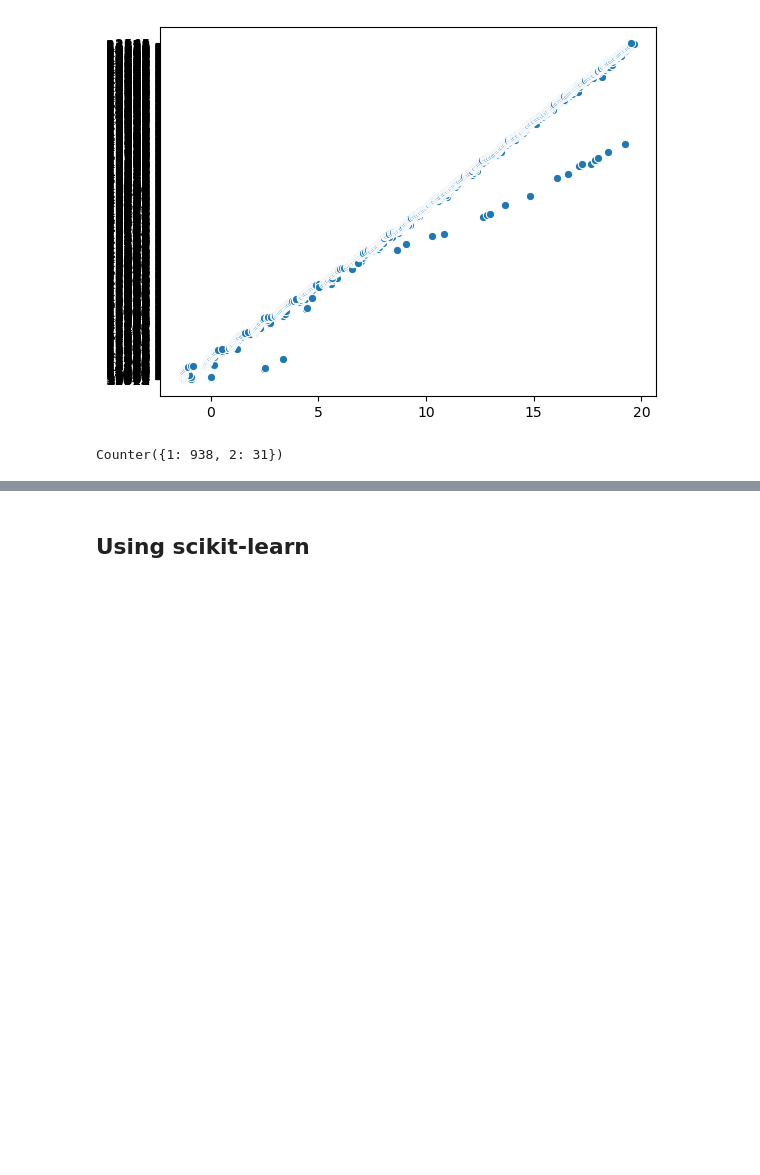
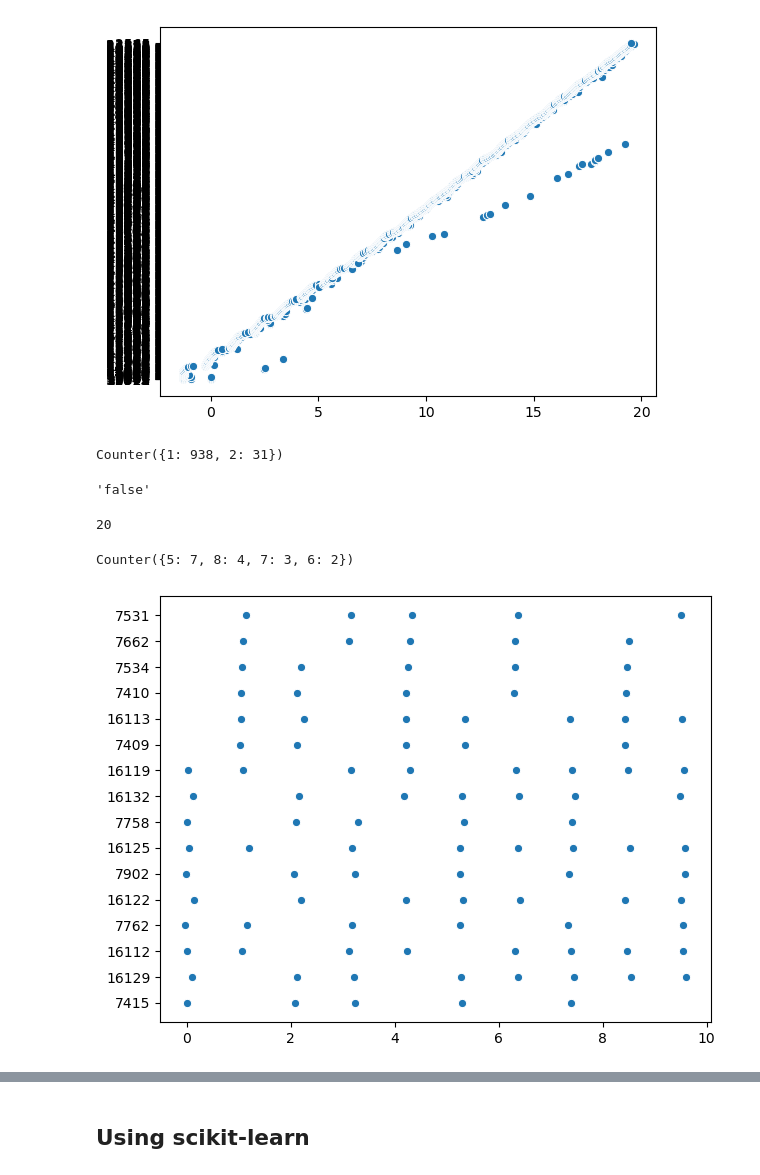
Before and after one commit to Vincent-Maladiere/joblib-distributed-benchmark, a Jupyter notebook: joblib_distributed.ipynb, the cells around one changed output, grey strips where cells are left out. Cells and saved outputs as stored; diff of their text form; code cells hidden in the pictures; blank space fills up the shorter version.

```diff
--- a/joblib_distributed.ipynb
+++ b/joblib_distributed.ipynb
@@ -211,3 +212,29 @@ plot_pids(out)
 # %% [output]
 [figure]
 Counter({1: 938, 2: 31})
+# %%
+config = sc.getConf()
+config.set("spark.dynamicAllocation.enabled", 'false')  # instead of 'true'
+sc.stop()
+spark.stop()
+
+spark = SparkSession.builder.config(conf=config).getOrCreate()
+sc = spark.sparkContext
+sc.getConf().get("spark.dynamicAllocation.enabled")
+# %% [output]
+'false'
+# %%
+Parallel(backend="spark", n_jobs=-1)._effective_n_jobs()
+# %% [output]
+20
+# %%
+from joblib import Parallel, delayed
+
+out = Parallel(backend="spark", n_jobs=10)(
+    delayed(time_sleep)()
+    for i in range(100)
+)
+plot_pids(out)
+# %% [output]
+Counter({5: 7, 8: 4, 7: 3, 6: 2})
+[figure, added]
```
Also changed, not shown: parts of 8 cells of this notebook.
